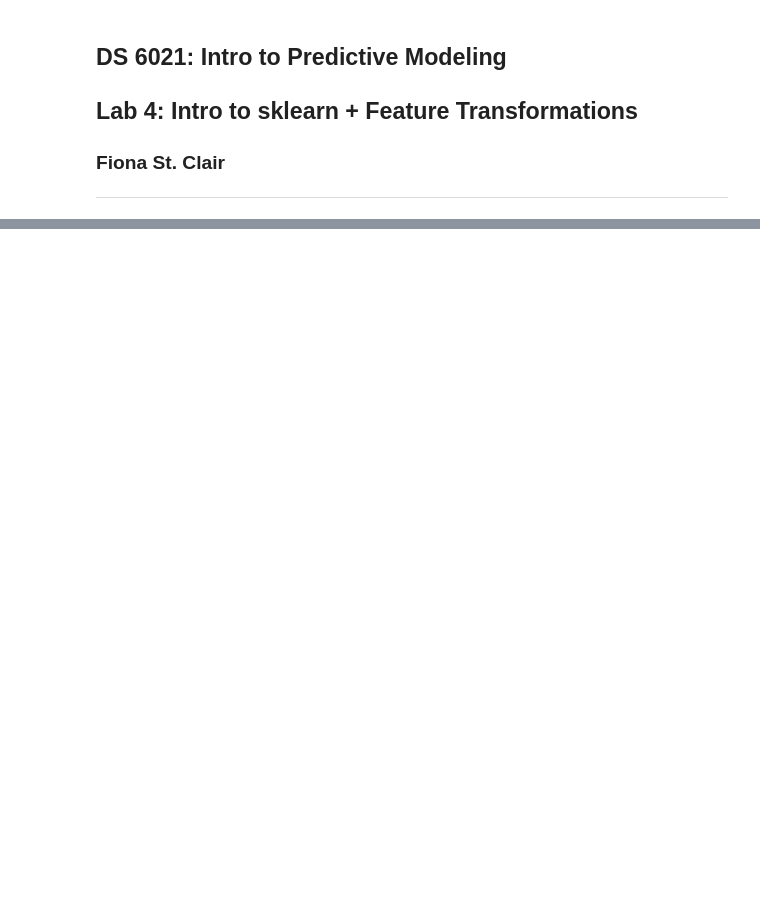
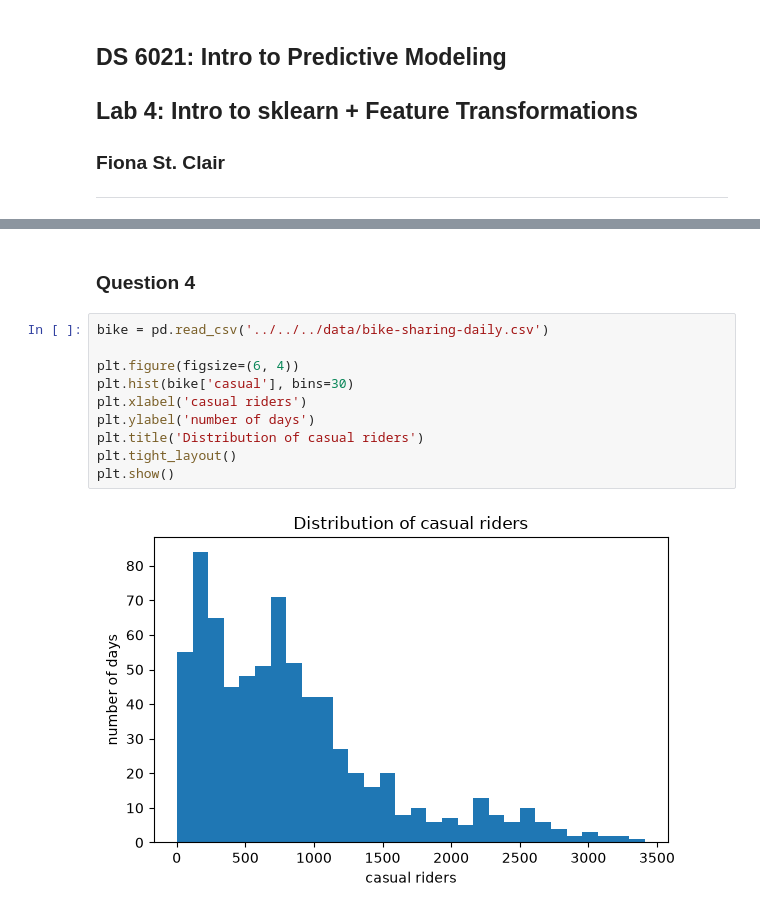
Before and after one commit to DS-6021-Predictive-Modeling/ds6021-f26-nye2xd, a Jupyter notebook: homework/assignments/lab 4/lab 4.ipynb, the cells around one changed output, grey strips where cells are left out. Saved outputs shown, nothing was run; the diff lists cells and outputs as text; blank space fills up the shorter version.

```diff
--- a/homework/assignments/lab 4/lab 4.ipynb
+++ b/homework/assignments/lab 4/lab 4.ipynb
@@ -18,0 +306,14 @@ Our team is exploring ticket pricing for live music events. Ticket prices for th
+# %% [markdown]
+### Question 4
+# %%
+bike = pd.read_csv('../../../data/bike-sharing-daily.csv')
+
+plt.figure(figsize=(6, 4))
+plt.hist(bike['casual'], bins=30)
+plt.xlabel('casual riders')
+plt.ylabel('number of days')
+plt.title('Distribution of casual riders')
+plt.tight_layout()
+plt.show()
+# %% [output]
+[figure, added]
```
Also changed, not shown: parts of 34 cells of this notebook, 1 other file.
